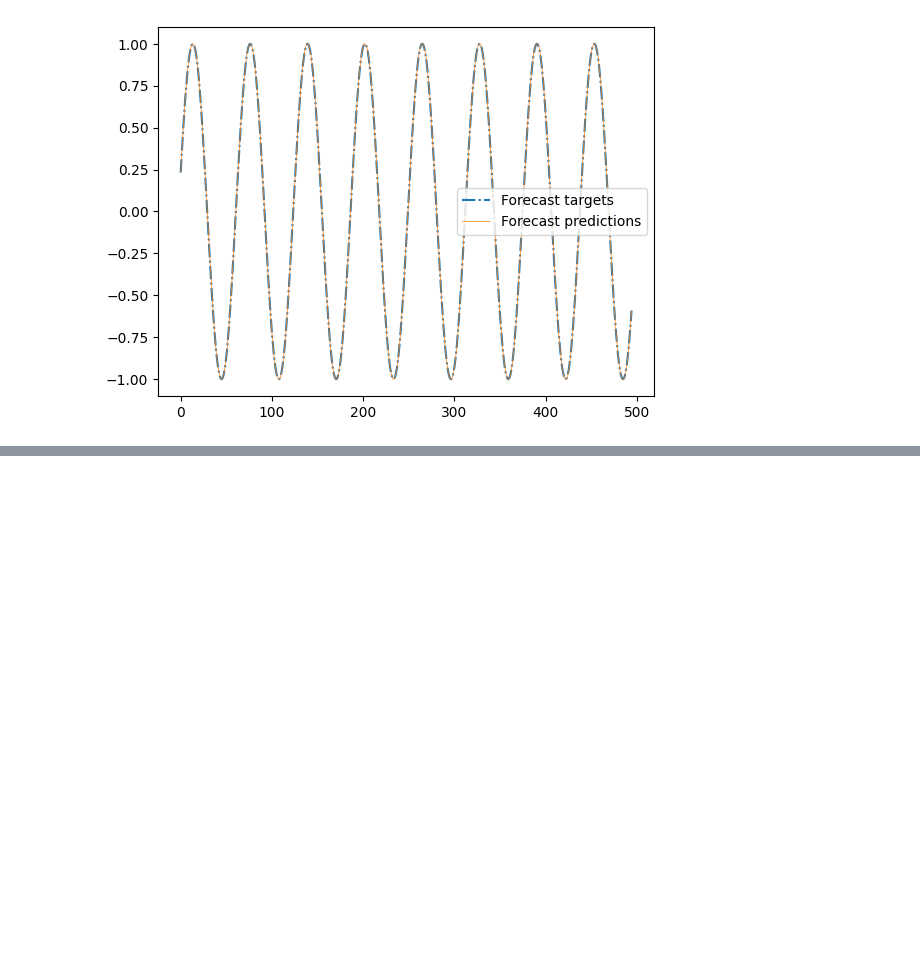
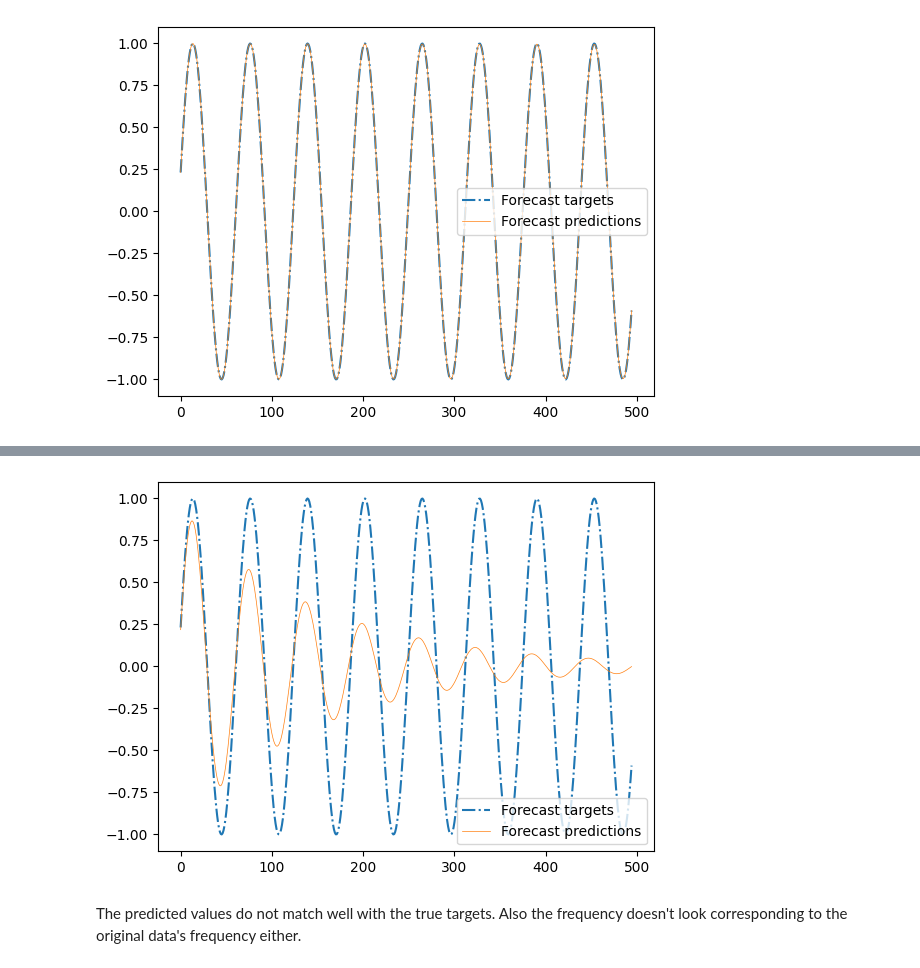
Before and after one commit to yo-resistor/rnn_sine_wave, a Jupyter notebook: autoregressive_linear_model.ipynb, the cells around one changed output, grey strips where cells are left out. Saved outputs shown, nothing was run; the diff lists cells and outputs as text; code cells hidden in the pictures; blank space fills up the shorter version.

```diff
--- a/autoregressive_linear_model.ipynb
+++ b/autoregressive_linear_model.ipynb
@@ -194,0 +281,30 @@ plt.show()
+# %%
+# correct method to get future predictions using previous predictions
+validation_targets = Y[N//2:]   # this is true targets
+validation_predictions = []     # this is container to store predictions
+
+# get the last train data
+# which is cat([X_train[-1][1:], y_train[-1])
+# this is same as X[-N//2]
+last_X = torch.from_numpy(X[-N//2].astype(np.float32))
+
+while len(validation_predictions) < len(validation_targets):
+    input_ = last_X.view(1, -1)
+    p = model(input_)
+
+    # store the result in the container
+    validation_predictions.append(p[0, 0].item())
+    # update the input including the prediction
+    last_X = torch.cat((last_X[1:], p[0]))
+# %%
+# plot the results
+plt.plot(validation_targets, label='Forecast targets',
+         linestyle='-.')
+plt.plot(validation_predictions, label='Forecast predictions',
+         linewidth=0.5)
+plt.legend()
+plt.show()
+# %% [output]
+[figure, added]
+# %% [markdown]
+The predicted values do not match well with the true targets. Also the frequency doesn't look corresponding to the original data's frequency either.
```
Also changed, not shown: parts of 18 cells of this notebook.
